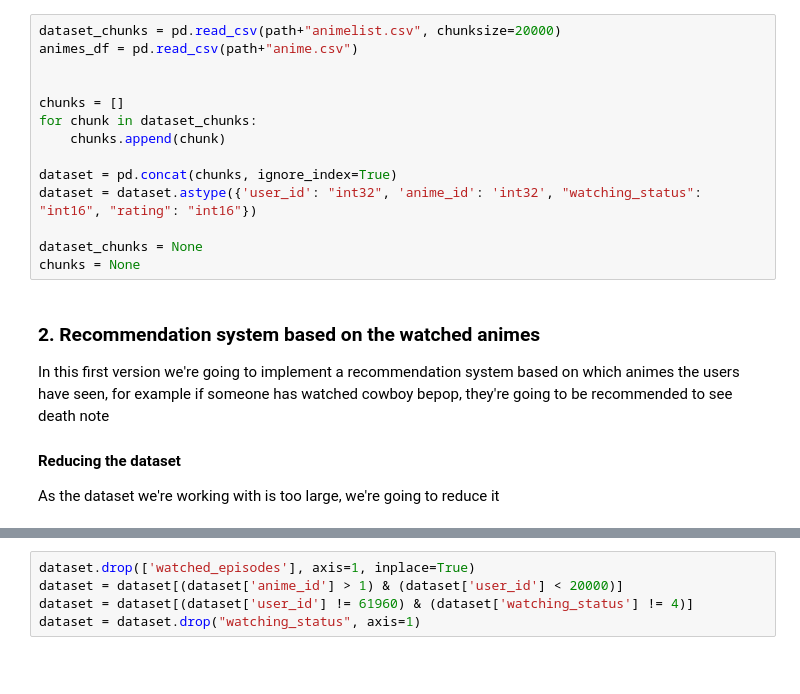
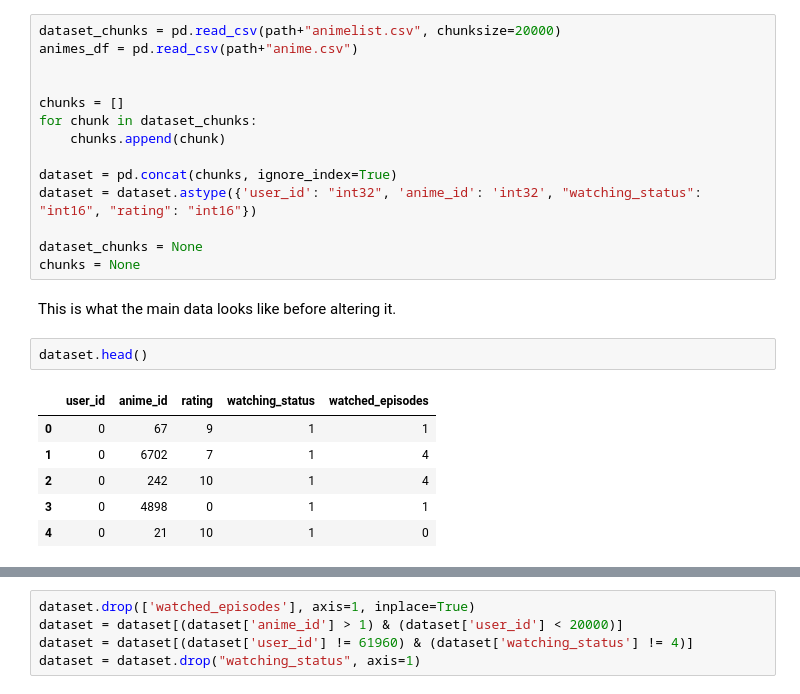
Before and after one commit to Tonin386/julius, a Jupyter notebook: Playlist automation.ipynb, the cells around one changed output, grey strips where cells are left out. Drawn from its saved outputs; the diff is of its cells as text; blank space fills up the shorter version.

```diff
--- a/Playlist automation.ipynb
+++ b/Playlist automation.ipynb
@@ -37,8 +45,14 @@ dataset = dataset.astype({'user_id': "int32", 'anime_id': 'int32', "watching_sta
 
 dataset_chunks = None
 chunks = None
-# %% [markdown]
-### 2. Recommendation system based on the watched animes
-In this first version we're going to implement a recommendation system based on which animes the users have seen, for example if someone has watched cowboy bepop, they're going to be recommended to see death note
-#### Reducing the dataset
-As the dataset we're working with is too large, we're going to reduce it
+# %% [markdown]
+This is what the main data looks like before altering it.
+# %%
+dataset.head()
+# %% [output]
+|  | user_id | anime_id | rating | watching_status | watched_episodes |
+| 0 | 0 | 67 | 9 | 1 | 1 |
+| 1 | 0 | 6702 | 7 | 1 | 4 |
+| 2 | 0 | 242 | 10 | 1 | 4 |
+| 3 | 0 | 4898 | 0 | 1 | 1 |
+| 4 | 0 | 21 | 10 | 1 | 0 |
```
Also changed, not shown: parts of 33 cells of this notebook.
